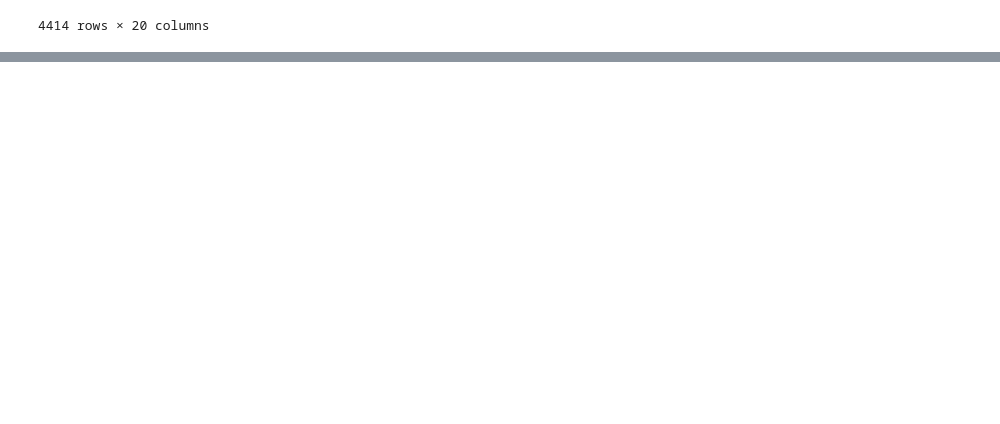
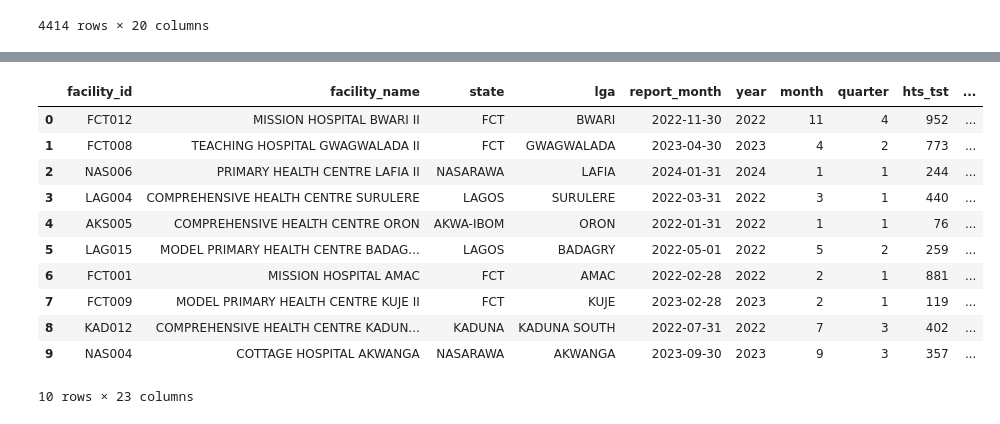
Before and after one commit to AlozieCollins/Intern-dataset-work, a Jupyter notebook: work.ipynb, the cells around one changed output, grey strips where cells are left out. Saved outputs shown, nothing was run; the diff lists cells and outputs as text; code cells hidden in the pictures; blank space fills up the shorter version.

```diff
--- a/work.ipynb
+++ b/work.ipynb
@@ -101,0 +122,27 @@ df.head(5)
+# %%
+df.columns
+
+cols = df.columns.to_list()
+cols.remove("year")
+cols.remove("month")
+cols.remove("quarter")
+
+cols.insert(5, "year")
+cols.insert(6, "month")
+cols.insert(7, "quarter")
+
+df = df[cols]
+df.head(10)
+# %% [output]
+|  | facility_id | facility_name | state | lga | report_month | year | month | quarter | hts_tst | ... |
+| 0 | FCT012 | MISSION HOSPITAL BWARI II | FCT | BWARI | 2022-11-30 | 2022 | 11 | 4 | 952 | ... |
+| 1 | FCT008 | TEACHING HOSPITAL GWAGWALADA II | FCT | GWAGWALADA | 2023-04-30 | 2023 | 4 | 2 | 773 | ... |
+| 2 | NAS006 | PRIMARY HEALTH CENTRE LAFIA II | NASARAWA | LAFIA | 2024-01-31 | 2024 | 1 | 1 | 244 | ... |
+| 3 | LAG004 | COMPREHENSIVE HEALTH CENTRE SURULERE | LAGOS | SURULERE | 2022-03-31 | 2022 | 3 | 1 | 440 | ... |
+| 4 | AKS005 | COMPREHENSIVE HEALTH CENTRE ORON | AKWA-IBOM | ORON | 2022-01-31 | 2022 | 1 | 1 | 76 | ... |
+| 5 | LAG015 | MODEL PRIMARY HEALTH CENTRE BADAG... | LAGOS | BADAGRY | 2022-05-01 | 2022 | 5 | 2 | 259 | ... |
+| 6 | FCT001 | MISSION HOSPITAL AMAC | FCT | AMAC | 2022-02-28 | 2022 | 2 | 1 | 881 | ... |
+| 7 | FCT009 | MODEL PRIMARY HEALTH CENTRE KUJE II | FCT | KUJE | 2023-02-28 | 2023 | 2 | 1 | 119 | ... |
+| 8 | KAD012 | COMPREHENSIVE HEALTH CENTRE KADUN... | KADUNA | KADUNA SOUTH | 2022-07-31 | 2022 | 7 | 3 | 402 | ... |
+| 9 | NAS004 | COTTAGE HOSPITAL AKWANGA | NASARAWA | AKWANGA | 2023-09-30 | 2023 | 9 | 3 | 357 | ... |
+10 rows × 23 columns
```
Also changed, not shown: parts of 2 cells of this notebook.
